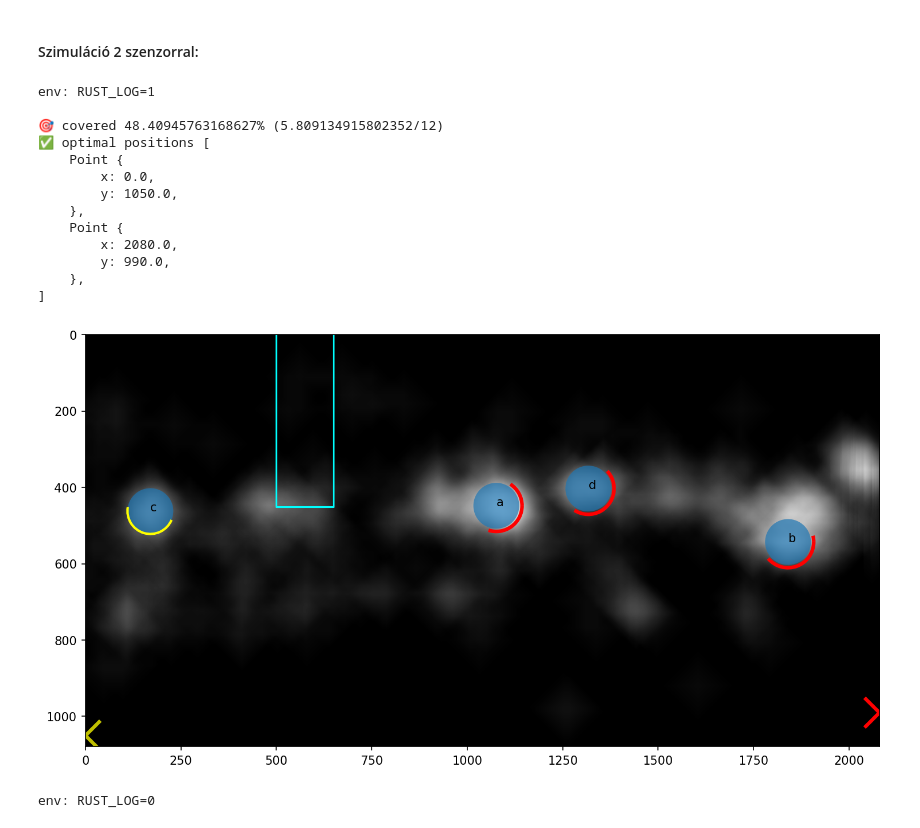
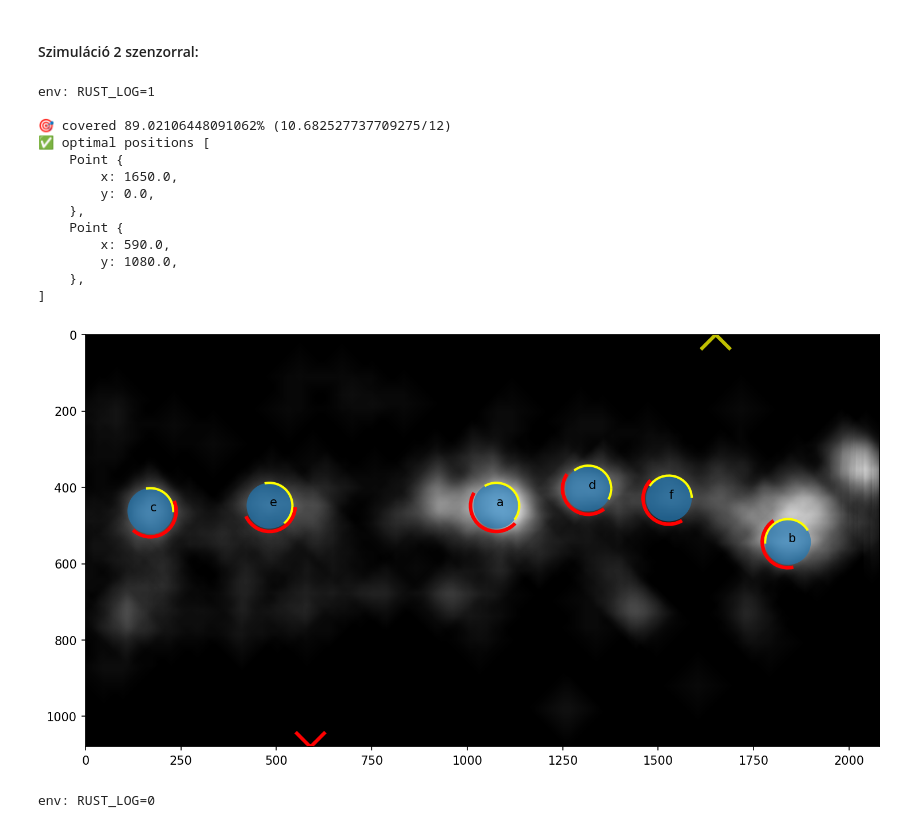
Before and after one commit to Ptrskay3/place_me, a Jupyter notebook: example.ipynb, the cells around one changed output. Cells and saved outputs as stored; diff of their text form; code cells hidden in the pictures.

```diff
--- a/example.ipynb
+++ b/example.ipynb
@@ -30,6 +30,6 @@ A hőtérképen kiválasztunk $n$ darab lokális maximum helyet, amelyen elhelye
 # %%
 CIRCLE_RADIUS = 60
-NUM_PEAKS = 4
+NUM_PEAKS = 6
 
 image_max = ndi.maximum_filter(data, size=20, mode='constant')
 
@@ -45,7 +45,8 @@ def plot_from_optimal_coords(data, peaks, arr=None, covs=None, segments=None):
     ax.autoscale(False)
 
     if segments is not None:
-        ax.plot(segments[::2], segments[1::2], color="cyan")
+        for segment_bundle in segments:
+            ax.plot(segment_bundle[::2], segment_bundle[1::2], color="cyan")
 
 
     if arr is not None:
@@ -136,34 +134,31 @@ env: RUST_LOG=1
 # %%
 %env RUST_LOG=1
 arr = np.c_[peaks, CIRCLE_RADIUS * np.ones(peaks.shape[0])]
-segments  = Segment([500, 0,
-                     500, 450,
-                     650, 450,
-                     650, 0]).as_disjoint_segments()
 
 options = {
     'width': data.shape[1],
     'height': data.shape[0],
     'resolution': 2880,
     'pixel_step': 10,
 }
-res, covs = optimize_v2(*arr.T, LETTERS, segments,**options)
-plot_from_optimal_coords(data, peaks, res, covs, segments)
+
+res, covs = optimize_v2(*arr.T, LETTERS, [], **options)
+plot_from_optimal_coords(data, peaks, res, covs, None)
 # %% [output]
 env: RUST_LOG=1
 
-🎯 covered 48.40945763168627% (5.809134915802352/12)
+🎯 covered 89.02106448091062% (10.682527737709275/12)
 ✅ optimal positions [
     Point {
-        x: 0.0,
-        y: 1050.0,
+        x: 1650.0,
+        y: 0.0,
     },
     Point {
-        x: 2080.0,
-        y: 990.0,
+        x: 590.0,
+        y: 1080.0,
     },
 ]
-[figure, old version]
+[figure, new version]
 # %%
 %env RUST_LOG=0
 
```
Also changed, not shown: parts of 17 cells of this notebook, 3 other files.
